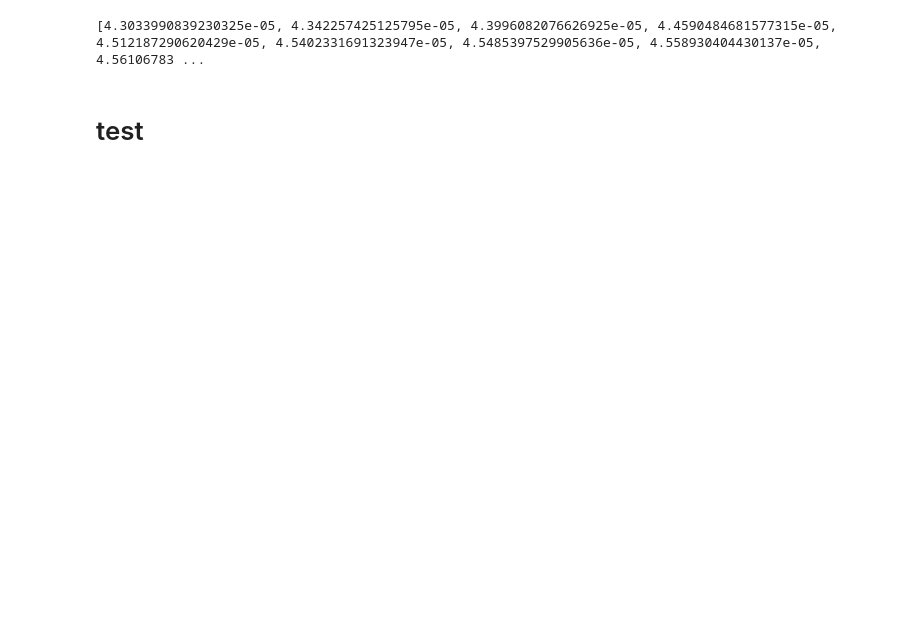
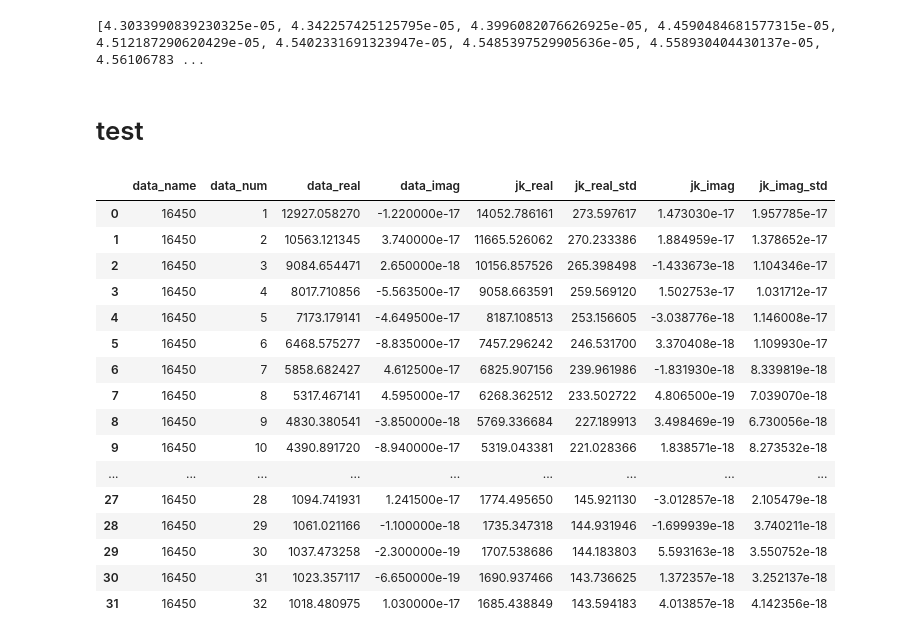
Before and after one commit to ZhangXin8069/LapH, a Jupyter notebook: contraction_code/ztest.ipynb, the cells around one changed output. Cells and saved outputs as stored; diff of their text form; code cells hidden in the pictures; blank space fills up the shorter version.

```diff
--- a/contraction_code/ztest.ipynb
+++ b/contraction_code/ztest.ipynb
@@ -607,3 +624,23 @@ main()
 # # ax.fill_between(x, y, 0, where=(y < 0), interpolate=True, color='red', alpha=0.2, linewidth=-y)
 
 # plt.show()
+# %%
+df_list[0]
+# %% [output]
+|  | data_name | data_num | data_real | data_imag | jk_real | jk_real_std | jk_imag | jk_imag_std |
+| 0 | 16450 | 1 | 12927.058270 | -1.220000e-17 | 14052.786161 | 273.597617 | 1.473030e-17 | 1.957785e-17 |
+| 1 | 16450 | 2 | 10563.121345 | 3.740000e-17 | 11665.526062 | 270.233386 | 1.884959e-17 | 1.378652e-17 |
+| 2 | 16450 | 3 | 9084.654471 | 2.650000e-18 | 10156.857526 | 265.398498 | -1.433673e-18 | 1.104346e-17 |
+| 3 | 16450 | 4 | 8017.710856 | -5.563500e-17 | 9058.663591 | 259.569120 | 1.502753e-17 | 1.031712e-17 |
+| 4 | 16450 | 5 | 7173.179141 | -4.649500e-17 | 8187.108513 | 253.156605 | -3.038776e-18 | 1.146008e-17 |
+| 5 | 16450 | 6 | 6468.575277 | -8.835000e-17 | 7457.296242 | 246.531700 | 3.370408e-18 | 1.109930e-17 |
+| 6 | 16450 | 7 | 5858.682427 | 4.612500e-17 | 6825.907156 | 239.961986 | -1.831930e-18 | 8.339819e-18 |
+| 7 | 16450 | 8 | 5317.467141 | 4.595000e-17 | 6268.362512 | 233.502722 | 4.806500e-19 | 7.039070e-18 |
+| 8 | 16450 | 9 | 4830.380541 | -3.850000e-18 | 5769.336684 | 227.189913 | 3.498469e-19 | 6.730056e-18 |
+| 9 | 16450 | 10 | 4390.891720 | -8.940000e-17 | 5319.043381 | 221.028366 | 1.838571e-18 | 8.273532e-18 |
+| ... | ... | ... | ... | ... | ... | ... | ... | ... |
+| 27 | 16450 | 28 | 1094.741931 | 1.241500e-17 | 1774.495650 | 145.921130 | -3.012857e-18 | 2.105479e-18 |
+| 28 | 16450 | 29 | 1061.021166 | -1.100000e-18 | 1735.347318 | 144.931946 | -1.699939e-18 | 3.740211e-18 |
+| 29 | 16450 | 30 | 1037.473258 | -2.300000e-19 | 1707.538686 | 144.183803 | 5.593163e-18 | 3.550752e-18 |
+| 30 | 16450 | 31 | 1023.357117 | -6.650000e-19 | 1690.937466 | 143.736625 | 1.372357e-18 | 3.252137e-18 |
+| 31 | 16450 | 32 | 1018.480975 | 1.030000e-17 | 1685.438849 | 143.594183 | 4.013857e-18 | 4.142356e-18 |
```
Also changed, not shown: parts of 2 cells of this notebook, 11 other files.
